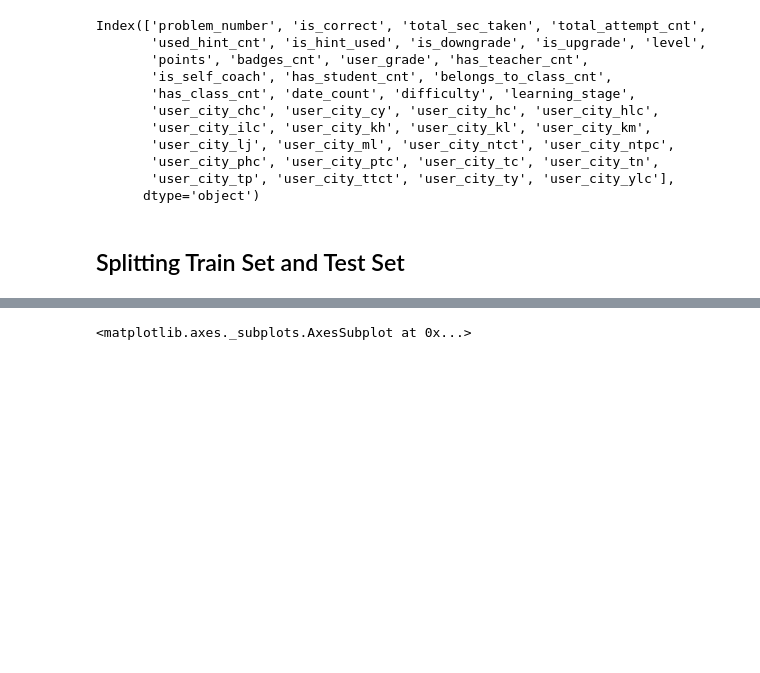
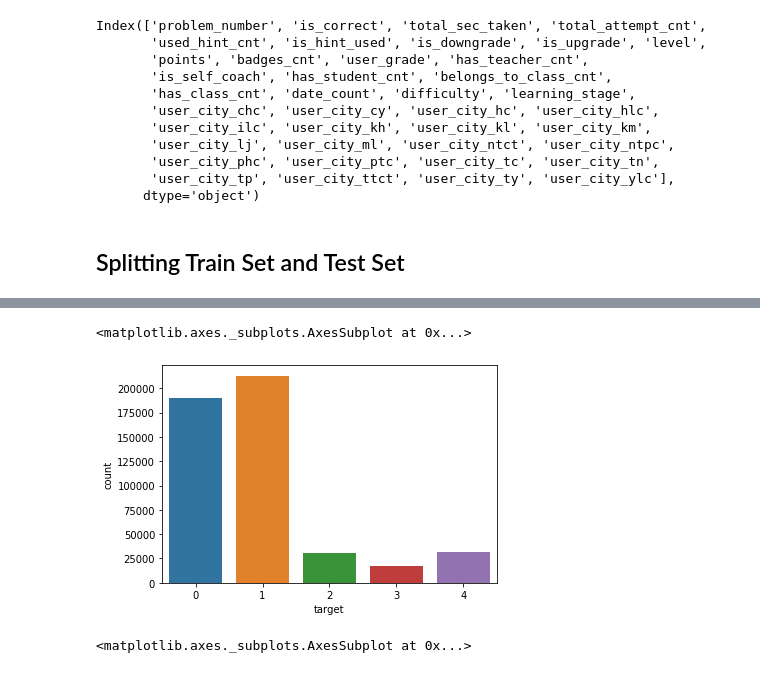
Before and after one commit to likweitan/Assessing-the-Readiness-of-HEI-in-Malaysia-to-Accept-Generation-Alpha, a Jupyter notebook: notebooks/03-data-transformation-04-data-modeling.ipynb, the cells around one changed output, grey strips where cells are left out. Cells and saved outputs as stored; diff of their text form; code cells hidden in the pictures; blank space fills up the shorter version.

```diff
--- a/notebooks/03-data-transformation-04-data-modeling.ipynb
+++ b/notebooks/03-data-transformation-04-data-modeling.ipynb
@@ -55,7 +92,10 @@ X_train, X_test, y_train, y_test = train_test_split(X, y, test_size=0.2, random_
 # %%
 df = pd.DataFrame(X).copy()
 df['target'] = y
-#sns.countplot('target', data=df)
+sns.countplot('target', data=df)
+# %% [output]
+<matplotlib.axes._subplots.AxesSubplot at 0x...>
+[figure, added]
 # %%
 from imblearn.under_sampling import RandomUnderSampler
 
```
Also changed, not shown: parts of 20 cells of this notebook.
